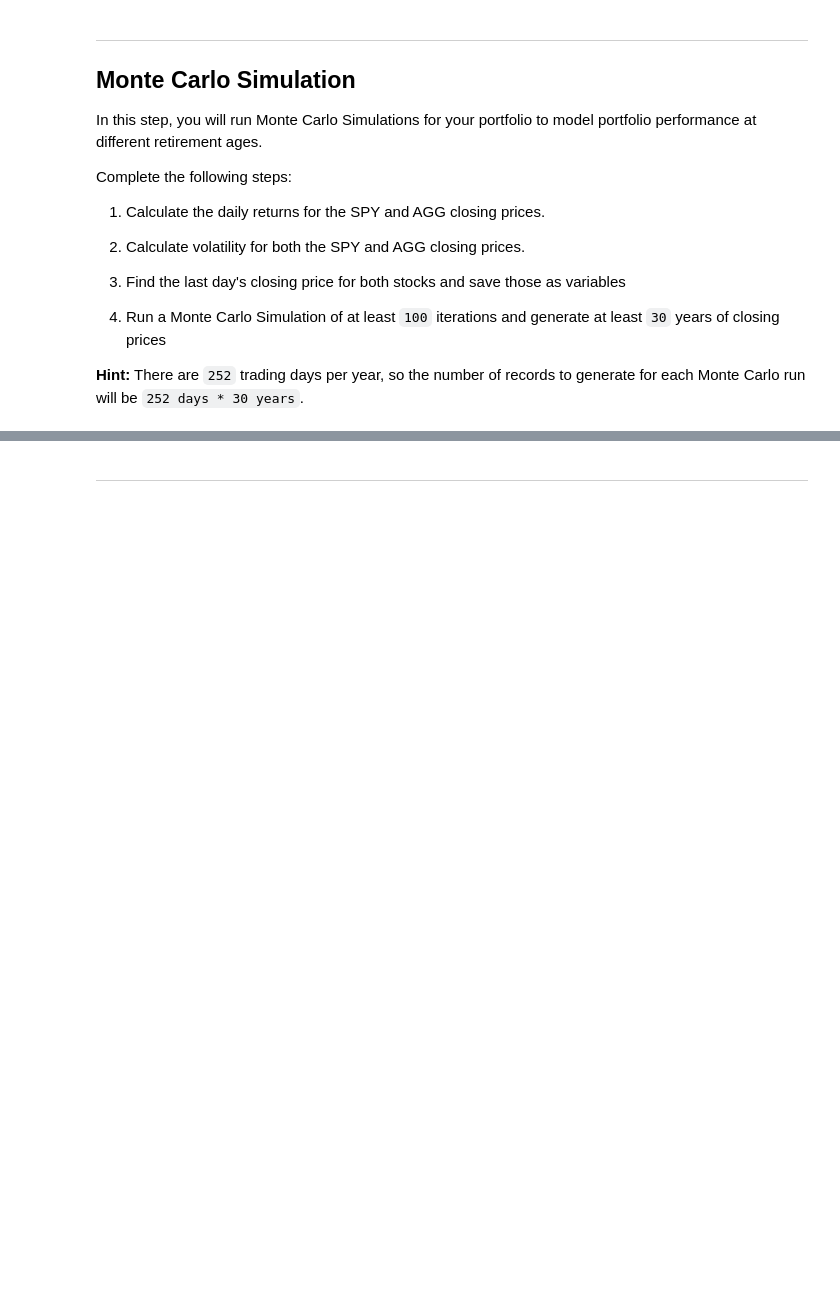
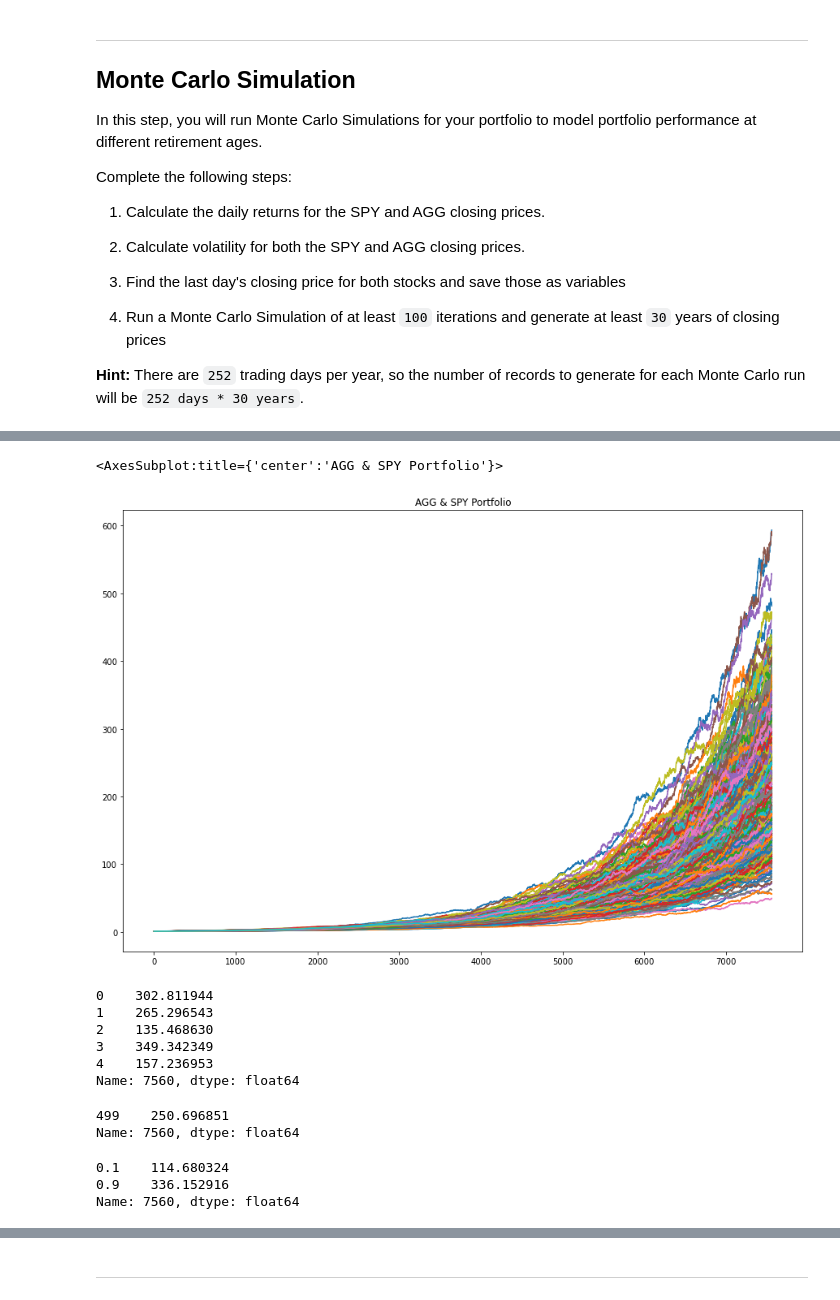
Before and after one commit to andrewjrubi/API-HW-Rubi, a Jupyter notebook: portfolio_planner.ipynb, the cells around one changed output, grey strips where cells are left out. Saved outputs shown, nothing was run; the diff lists cells and outputs as text; code cells hidden in the pictures; blank space fills up the shorter version.

```diff
--- a/portfolio_planner.ipynb
+++ b/portfolio_planner.ipynb
@@ -52,10 +52,7 @@ alpaca_api_id = os.getenv("ALPACA_API_ID")
 alpaca_secret_key = os.getenv("ALPACA_SECRET_KEY")
 
 # Create the Alpaca API object
-api = tradeapi.REST(
-    alpaca_api_id,
-    alpaca_secret_key,
-    api_version="v2")
+api = tradeapi.REST(alpaca_api_key, alpaca_secret_key, api_version='v2')
 # %% [markdown]
 # Data Collection
 
@@ -120,5 +117,9 @@ Complete the following steps:
 **Hint:** There are `252` trading days per year, so the number of records to generate for each Monte Carlo run will be `252 days * 30 years`.
 # %%
 # Calculate the daily roi for the stocks
+daily_roi = df.pct_change()
 
 # Display sample data
+daily_roi = daily_roi.dropna()
+daily_roi.index = daily_roi.index.date
+daily_roi.head()
@@ -126,0 +134,7 @@ Complete the following steps:
+# %%
+# Compute daily volatility
+agg_daily_vol = daily_roi.std()['AGG']['close']
+spy_daily_vol = daily_roi.std()['SPY']['close']
+
+print('AGG Daily Volatility: ',agg_daily_vol)
+print('SPY Daily Volatility: ',spy_daily_vol)
@@ -131,3 +155,8 @@ Complete the following steps:
 number_simulations = 500
 number_records = 252 * 30
 monte_carlo = pd.DataFrame()
+
+avg_daily_return_agg = daily_roi.mean()['AGG']['close']
+avg_daily_return_spy = daily_roi.mean()['SPY']['close']
+
+avg_daily_return_agg
@@ -140,2 +224,25 @@ monte_carlo = pd.DataFrame()
+# %%
+# Visualize the Simulation
+
+plot_title = "AGG & SPY Portfolio"
+portfolio_cumulative_returns.plot(legend=None, title=plot_title, figsize=(15,10))
+# %% [output]
+<AxesSubplot:title={'center':'AGG & SPY Portfolio'}>
+[figure, added]
+# %%
+# Select the last row for the cumulative returns (cumulative returns at 20 years)
+ending_cumulative_returns = portfolio_cumulative_returns.iloc[-1, :]
+ending_cumulative_returns.head()
+# %% [output]
+0    302.811944
+1    265.296543
+2    135.468630
+3    349.342349
+4    157.236953
+Name: 7560, dtype: float64
 # %%
 # Select the last row for the cumulative returns (cumulative returns at 20 years)
+ending_cumulative_returns.tail(1)
+# %% [output]
+499    250.696851
+Name: 7560, dtype: float64
@@ -144,2 +249,8 @@ monte_carlo = pd.DataFrame()
 # %%
 # Display the 90% confidence interval for the ending returns
+confidence_interval = ending_cumulative_returns.quantile(q=[0.1, 0.9])
+confidence_interval
+# %% [output]
+0.1    114.680324
+0.9    336.152916
+Name: 7560, dtype: float64
```
Also changed, not shown: parts of 18 cells of this notebook, 1 other file.
